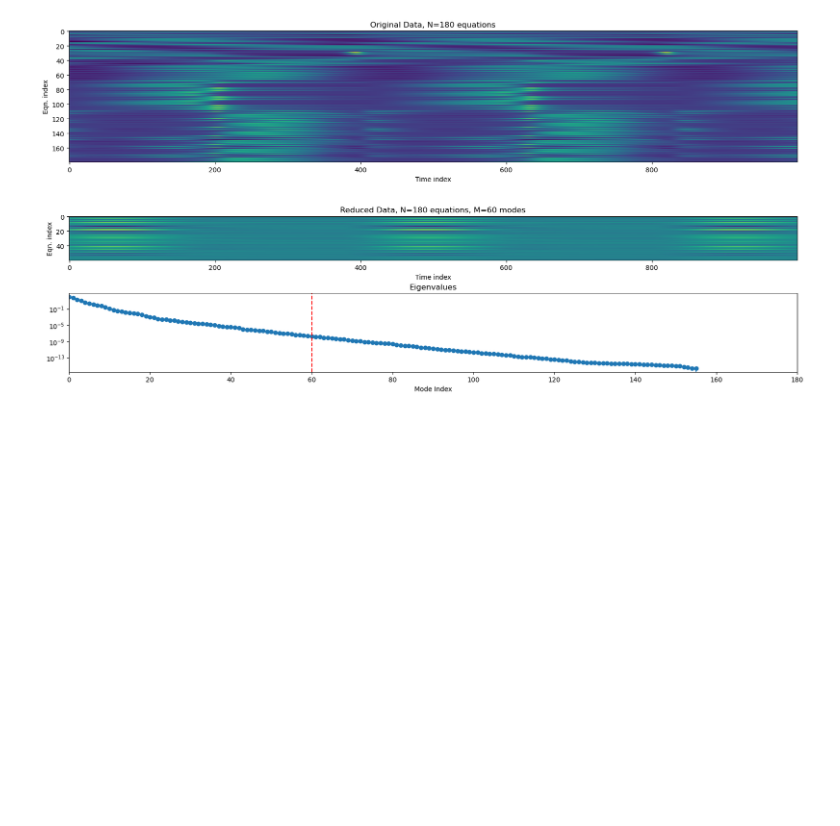
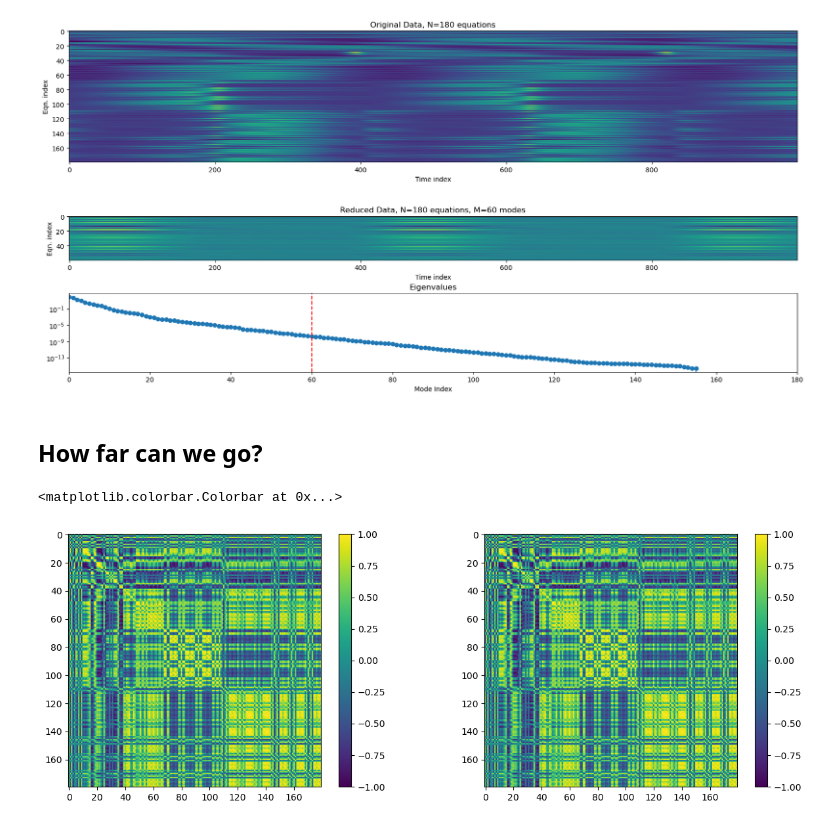
Before and after one commit to ericcanton/pk_pd_sims, a Jupyter notebook: kim_forger/fourier_pca.ipynb, the cells around one changed output. Cells and saved outputs as stored; diff of their text form; code cells hidden in the pictures; blank space fills up the shorter version.

```diff
--- a/kim_forger/fourier_pca.ipynb
+++ b/kim_forger/fourier_pca.ipynb
@@ -75,19 +82,20 @@ done
 # %%
+# But we don't know it's 11 dimensional, yet. Let's make an exploratory guess that we can reduce the dimensionality by 3.
 
 # Example Usage (Assuming your data is in X)
 num_vars, num_snapshots = y.shape
 num_modes_to_keep = num_vars // 3  # Choose based on your analysis
 
-pod = pod(y, num_modes_to_keep)
+pod_res = pod(y, num_modes_to_keep)
 
 # Reduced-Order Representation
-y_reduced = pod.projection_matrix.T @ y  # Project onto the dominant modes
+y_reduced = pod_res.projection_matrix.T @ y  # Project onto the dominant modes
 # %%
 y_reduced.shape
 # %% [output]
 (60, 1000)
 # %%
-C = pod.covariance_matrix
+C = pod_res.covariance_matrix
 # %%
 plt.imshow(C)
 # %% [output]
@@ -124,3 +132,28 @@ ax[plots[2]].axvline(num_modes_to_keep, color="red", linestyle="--")
 # %% [output]
 <matplotlib.lines.Line2D at 0x...>
 [figure]
+# %% [markdown]
+## How far can we go?
+# %%
+
+# Example Usage (Assuming your data is in X)
+num_vars, num_snapshots = y.shape
+
+threshold = 1e-1
+num_modes_to_keep = np.sum(pod_res.eigenvalues > threshold)  # Choose based on your analysis (e.g., energy threshold
+
+pod_res_2 = pod(y, num_modes_to_keep)
+
+# Reduced-Order Representation
+y_reduced_2 = pod_res_2.projection_matrix.T @ standard_normalize(y, axis=1)  # Project onto the dominant modes
+# %%
+C_2 = pod_res_2.covariance_matrix
+# %%
+fig, ax = plt.subplots(1, 2, figsize=(15, 5))
+ax[0].imshow(C)
+ax[1].imshow(C_2)
+fig.colorbar(ax[0].imshow(C), ax=ax[0])
+fig.colorbar(ax[1].imshow(C), ax=ax[1])
+# %% [output]
+<matplotlib.colorbar.Colorbar at 0x...>
+[figure, added]
```
Also changed, not shown: parts of 7 cells of this notebook.
